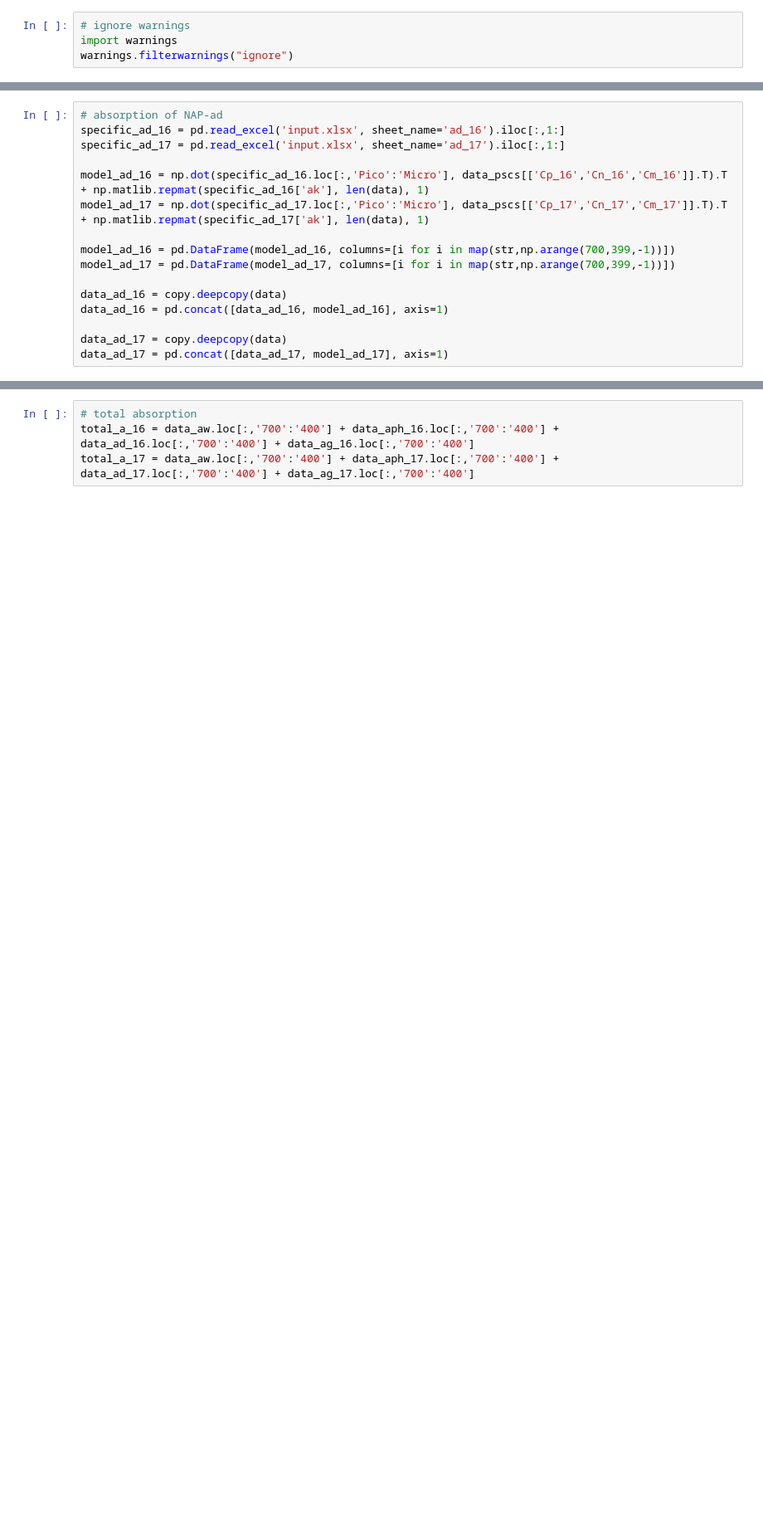
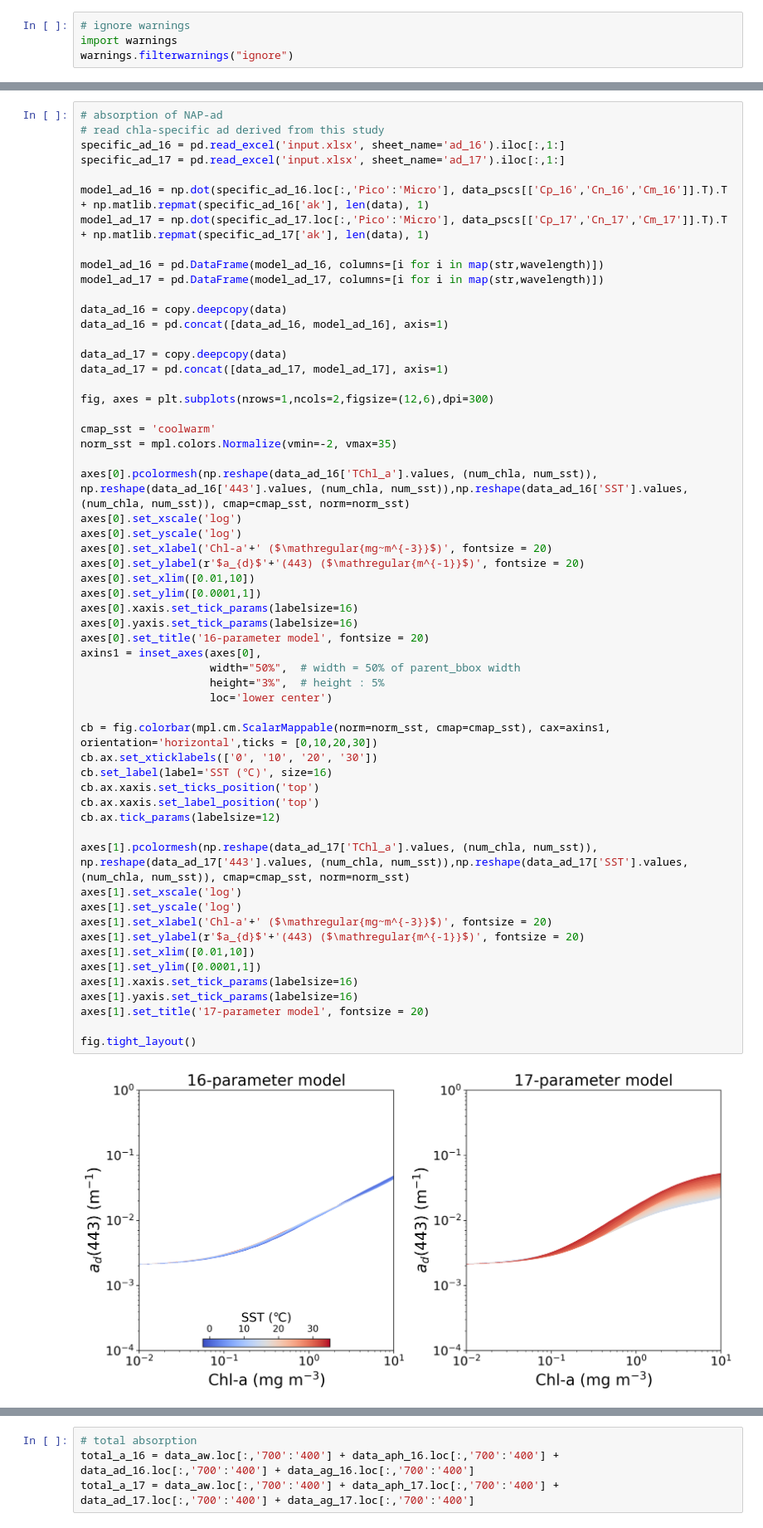
Before and after one commit to XuerongSun/Ocean-Colour-Modelling-Framework, a Jupyter notebook: SUN_BREWIN_et_al_OCMF.ipynb, the cells around one changed output, grey strips where cells are left out. Shown at 83% size. Drawn from its saved outputs; the diff is of its cells as text; blank space fills up the shorter version.

```diff
--- a/SUN_BREWIN_et_al_OCMF.ipynb
+++ b/SUN_BREWIN_et_al_OCMF.ipynb
@@ -108,18 +152,61 @@ data_aph_17 = pd.concat([data_aph_17, model_aph_17], axis=1)
 # %%
 # absorption of NAP-ad
+# read chla-specific ad derived from this study
 specific_ad_16 = pd.read_excel('input.xlsx', sheet_name='ad_16').iloc[:,1:]
 specific_ad_17 = pd.read_excel('input.xlsx', sheet_name='ad_17').iloc[:,1:]
 
 model_ad_16 = np.dot(specific_ad_16.loc[:,'Pico':'Micro'], data_pscs[['Cp_16','Cn_16','Cm_16']].T).T + np.matlib.repmat(specific_ad_16['ak'], len(data), 1)
 model_ad_17 = np.dot(specific_ad_17.loc[:,'Pico':'Micro'], data_pscs[['Cp_17','Cn_17','Cm_17']].T).T + np.matlib.repmat(specific_ad_17['ak'], len(data), 1)
 
-model_ad_16 = pd.DataFrame(model_ad_16, columns=[i for i in map(str,np.arange(700,399,-1))])
-model_ad_17 = pd.DataFrame(model_ad_17, columns=[i for i in map(str,np.arange(700,399,-1))])
+model_ad_16 = pd.DataFrame(model_ad_16, columns=[i for i in map(str,wavelength)])
+model_ad_17 = pd.DataFrame(model_ad_17, columns=[i for i in map(str,wavelength)])
 
 data_ad_16 = copy.deepcopy(data)
 data_ad_16 = pd.concat([data_ad_16, model_ad_16], axis=1)
 
 data_ad_17 = copy.deepcopy(data)
 data_ad_17 = pd.concat([data_ad_17, model_ad_17], axis=1)
+
+fig, axes = plt.subplots(nrows=1,ncols=2,figsize=(12,6),dpi=300)
+
+cmap_sst = 'coolwarm'
+norm_sst = mpl.colors.Normalize(vmin=-2, vmax=35)
+
+axes[0].pcolormesh(np.reshape(data_ad_16['TChl_a'].values, (num_chla, num_sst)), np.reshape(data_ad_16['443'].values, (num_chla, num_sst)),np.reshape(data_ad_16['SST'].values, (num_chla, num_sst)), cmap=cmap_sst, norm=norm_sst)
+axes[0].set_xscale('log')
+axes[0].set_yscale('log')
+axes[0].set_xlabel('Chl-a'+' ($\mathregular{mg~m^{-3}}$)', fontsize = 20)
+axes[0].set_ylabel(r'$a_{d}$'+'(443) ($\mathregular{m^{-1}}$)', fontsize = 20)
+axes[0].set_xlim([0.01,10])
+axes[0].set_ylim([0.0001,1])
+axes[0].xaxis.set_tick_params(labelsize=16)
+axes[0].yaxis.set_tick_params(labelsize=16)
+axes[0].set_title('16-parameter model', fontsize = 20)
+axins1 = inset_axes(axes[0],
+                    width="50%",  # width = 50% of parent_bbox width
+                    height="3%",  # height : 5%
+                    loc='lower center')
+
+cb = fig.colorbar(mpl.cm.ScalarMappable(norm=norm_sst, cmap=cmap_sst), cax=axins1, orientation='horizontal',ticks = [0,10,20,30])
+cb.ax.set_xticklabels(['0', '10', '20', '30'])
+cb.set_label(label='SST (℃)', size=16)
+cb.ax.xaxis.set_ticks_position('top')
+cb.ax.xaxis.set_label_position('top')
+cb.ax.tick_params(labelsize=12)
+
+axes[1].pcolormesh(np.reshape(data_ad_17['TChl_a'].values, (num_chla, num_sst)), np.reshape(data_ad_17['443'].values, (num_chla, num_sst)),np.reshape(data_ad_17['SST'].values, (num_chla, num_sst)), cmap=cmap_sst, norm=norm_sst)
+axes[1].set_xscale('log')
+axes[1].set_yscale('log')
+axes[1].set_xlabel('Chl-a'+' ($\mathregular{mg~m^{-3}}$)', fontsize = 20)
+axes[1].set_ylabel(r'$a_{d}$'+'(443) ($\mathregular{m^{-1}}$)', fontsize = 20)
+axes[1].set_xlim([0.01,10])
+axes[1].set_ylim([0.0001,1])
+axes[1].xaxis.set_tick_params(labelsize=16)
+axes[1].yaxis.set_tick_params(labelsize=16)
+axes[1].set_title('17-parameter model', fontsize = 20)
+
+fig.tight_layout()
+# %% [output]
+[figure, added]
 # %%
 # absorption of CDOM-ag, with adjustion
```
Also changed, not shown: parts of 15 cells of this notebook.
